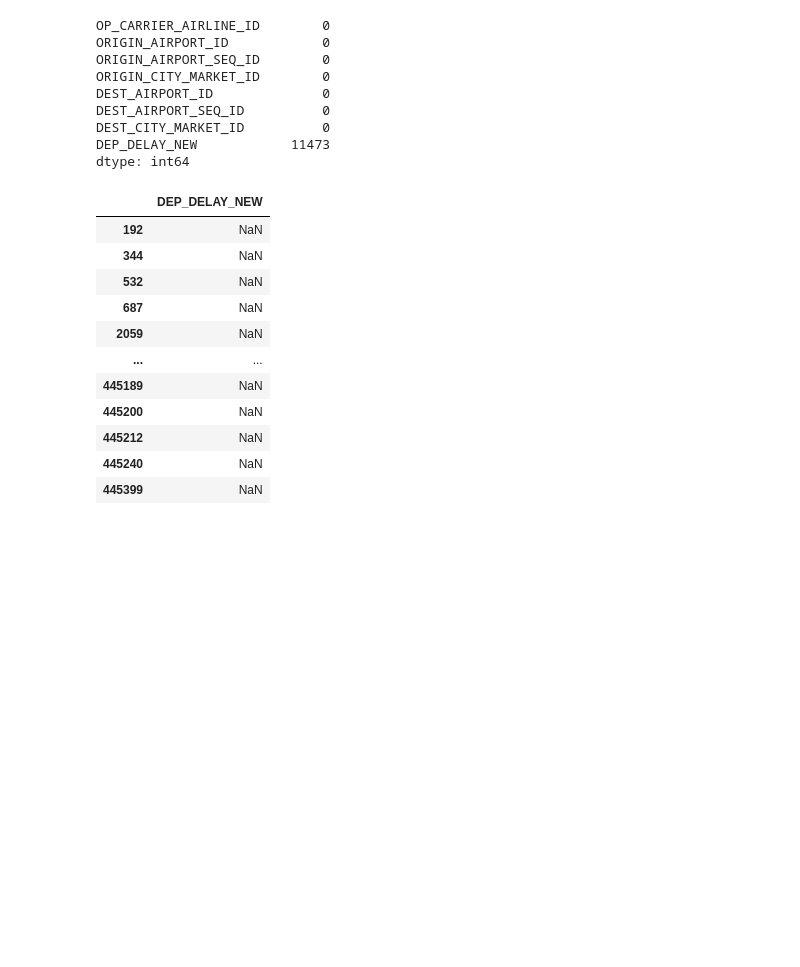
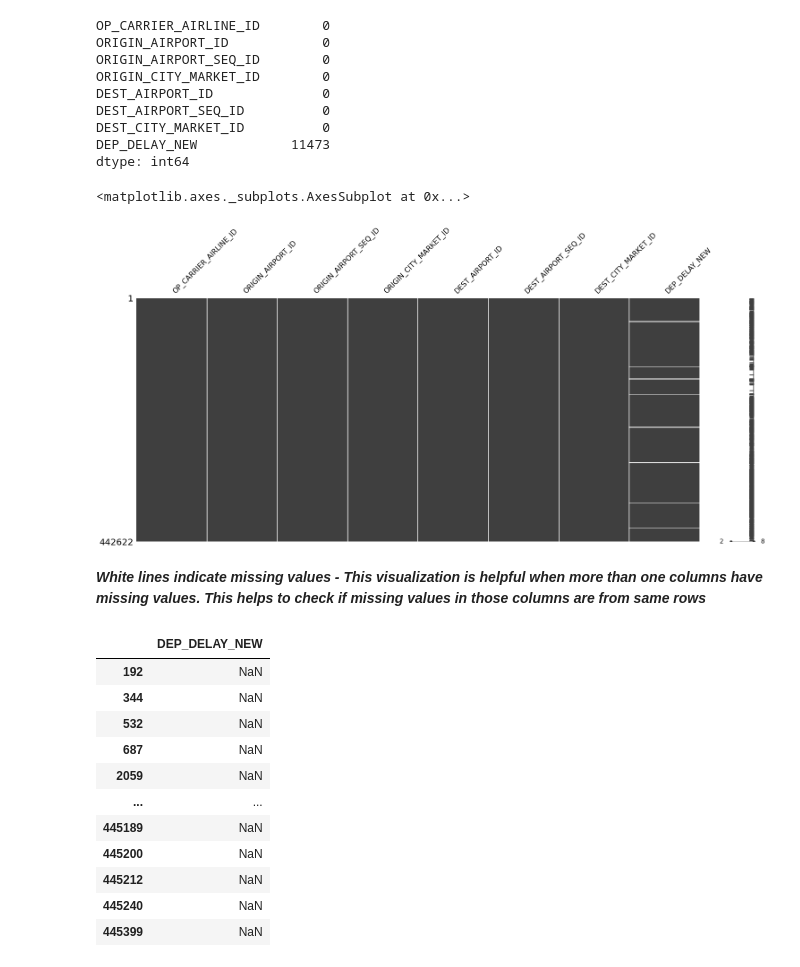
Before and after one commit to Pria91/Machine-Learning-Projects-, a Jupyter notebook: AirlinesDataAnalysis.ipynb, the cells around one changed output. Cells and saved outputs as stored; diff of their text form; code cells hidden in the pictures; blank space fills up the shorter version.

```diff
--- a/AirlinesDataAnalysis.ipynb
+++ b/AirlinesDataAnalysis.ipynb
@@ -76,6 +76,15 @@ DEP_DELAY_NEW            11473
 dtype: int64
 # %%
 # There is only one column DEP_DELAY_NEW which has 11473 nulls
+# %%
+%matplotlib inline
+import missingno as msno
+msno.matrix(df)
+# %% [output]
+<matplotlib.axes._subplots.AxesSubplot at 0x...>
+[figure, added]
+# %% [markdown]
+***White lines indicate missing values - This visualization is helpful when more than one columns have missing values. This helps to check if missing values in those columns are from same rows***
 # %%
 # TO FIND EVERY ROW THAT HAS ATLEAST ONE NULL
 # %%
```
Also changed, not shown: parts of 54 cells of this notebook.
